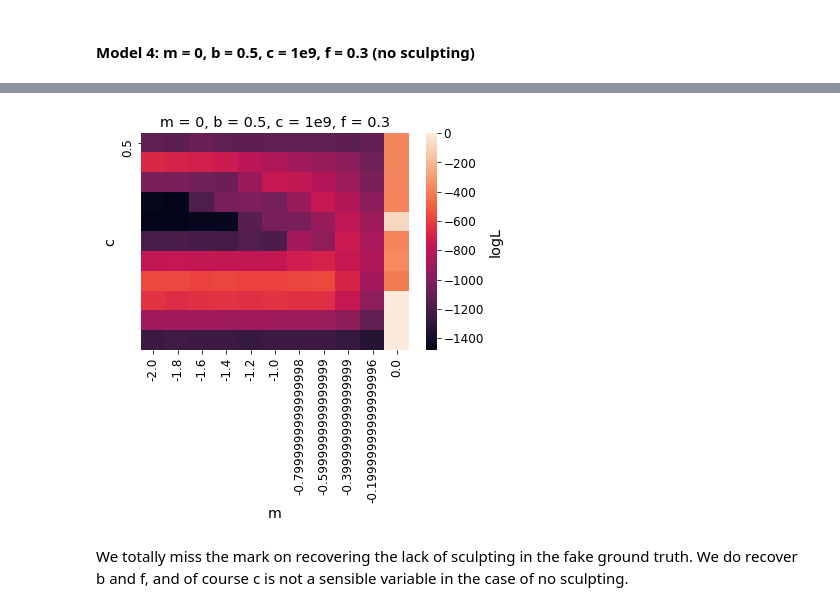
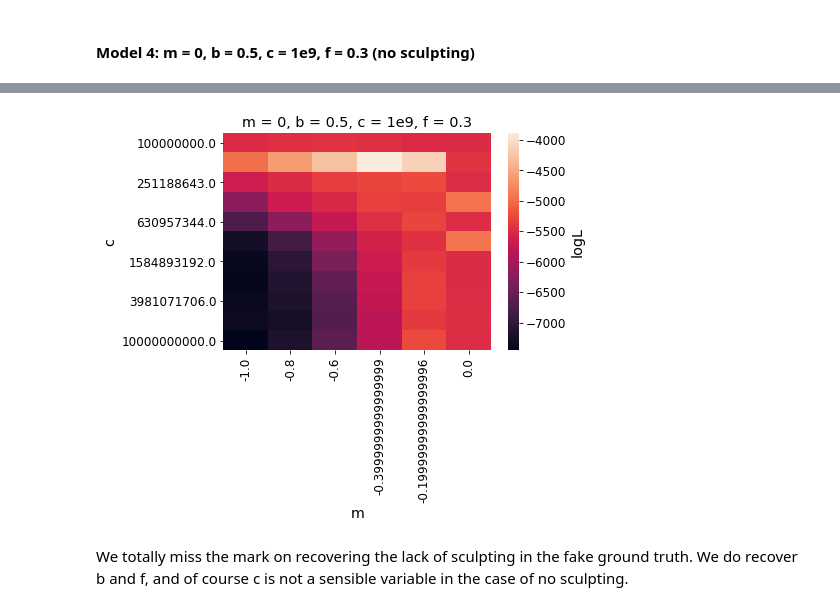
Before and after one commit to exoclam/mastrangelo, a Jupyter notebook: notebooks/injection-recovery.ipynb, the cells around one changed output, grey strips where cells are left out. Cells and saved outputs as stored; diff of their text form; code cells hidden in the pictures.

```diff
--- a/notebooks/injection-recovery.ipynb
+++ b/notebooks/injection-recovery.ipynb
@@ -509,7 +642,7 @@ f, ((ax1, ax2), (ax3, ax4)) = plt.subplots(2, 2, figsize=(10, 10))
 
 # marginalize in 1D
 marginalized_logLs = []
-for gi_m in range(11):
+for gi_m in range(6):
 
     cube = prior_grid_logslope(cube, ndim, nparams, gi_m, gi_b, gi_c)
 
@@ -517,15 +650,14 @@ for gi_m in range(11):
     only = model_logLs.loc[(model_logLs.m == cube[0])]# & (model_logLs.f == 0.3)]
 
     # marginalize logL
-    marginalized_logLs.append(np.sum(only.logL))
+    marginalized_logLs.append(np.mean(only.logL))
 
 ax1.scatter(truth.ms.unique(), marginalized_logLs)
 ax1.set_ylabel("log likelihood")
 ax1.set_xlabel("sculpting speed [dex]")
 
 marginalized_logLs = []
-for gi_b in range(2):
-    gi_b = gi_b + 1
+for gi_b in range(11):
 
     cube = prior_grid_logslope(cube, ndim, nparams, gi_m, gi_b, gi_c)
 
@@ -533,7 +665,7 @@ for gi_b in range(2):
     only = model_logLs.loc[(model_logLs.b == cube[1])]# & (model_logLs.f == 0.3)]
 
     # marginalize logL
-    marginalized_logLs.append(np.sum(only.logL))
+    marginalized_logLs.append(np.mean(only.logL))
 ax2.scatter(model_logLs.b.unique(), marginalized_logLs)
 ax2.set_ylabel("log likelihood")
 ax2.set_xlabel("b")
@@ -547,7 +679,7 @@ for gi_c in range(11):
     only = model_logLs.loc[(model_logLs.c == cube[2])]# & (model_logLs.f == 0.3)]
 
     # marginalize logL
-    marginalized_logLs.append(np.sum(only.logL))
+    marginalized_logLs.append(np.mean(only.logL))
 ax3.scatter(truth.cs.unique(), marginalized_logLs)
 ax3.set_ylabel("log likelihood")
 ax3.set_xlabel("c")
@@ -560,7 +692,7 @@ for gi_f in np.linspace(0.1, 1, 10):
     only = model_logLs.loc[(np.round(model_logLs.f, 1) == np.round(gi_f, 1))]
 
     # marginalize logL
-    marginalized_logLs.append(np.sum(only.logL))
+    marginalized_logLs.append(np.mean(only.logL))
 ax4.scatter(np.linspace(0.1, 1, 10), marginalized_logLs)
 ax4.set_ylabel("log likelihood")
 ax4.set_xlabel("f")
@@ -607,11 +779,11 @@ Identify best and good models
 best_logL = max(model_logLs.loc[model_logLs.logL < 0.].logL)
 print("Best model: ", model_logLs.loc[(model_logLs.logL >= best_logL) & (model_logLs.logL < 0.)])
 
-ground_truth = model_logLs.loc[(model_logLs.m == -2.) & (model_logLs.b == 1.) & (np.round(model_logLs.c, -8) == 1e9) & (np.round(model_logLs.f,1) == 0.3)]
-print("Ground truth: ", ground_truth.logL)
+ground_truth = model_logLs.loc[(model_logLs.m == -0.6) & (model_logLs.b == 1.) & (np.round(model_logLs.c, -8) == 1e9) & (np.round(model_logLs.f,1) == 0.3)]
+print("Ground truth: ", ground_truth)
 delta_logL = best_logL - ground_truth.logL.to_list()[0]
 
-good_models = model_logLs.loc[np.abs(model_logLs.logL - best_logL) < delta_logL]
+good_models = model_logLs.loc[np.abs(model_logLs.logL - best_logL) <= delta_logL]
 print("Some models between best model and ground truth: ")
 print(good_models.head())
 # %% [output]
@@ -704,4 +841,5 @@ ground_truth
 # %% [markdown]
 #### Model 4: m = 0, b = 0.5, c = 1e9, f = 0.3 (no sculpting)
 # %%
-tm_fiducial = truth.loc[(truth.ms == 0.) & (truth.bs == 0.5) & (np.round(truth.cs, -9) == 1e9) & (np.round(truth.fs,1) == 0.3)].transit_multiplicities
+tm_fiducial = truth.loc[(truth.ms == 0.) & (truth.bs == 0.5) & (np.round(truth.cs, -8) == 1e9) & (np.round(truth.fs,1) == 0.3)].transit_multiplicities
+tm_fiducial
@@ -708,6 +865,6 @@ tm_fiducial = truth.loc[(truth.ms == 0.) & (truth.bs == 0.5) & (np.round(truth.c
 # %%
 cube = [0,0,0]
-fs = np.round(np.linspace(0.1, 1.), 1)
+fs = np.round(np.linspace(0.1, 1., 10), 1)
 ndim = 3
 nparams = 3
 
@@ -716,11 +873,11 @@ bs = []
 cs = []
 fs_for_df = []
 all_logLs = []
+all_transit_multiplicities = []
 
-for gi_m in range(11):
+for gi_m in range(6):
 
-    for gi_b in range(2):
-        gi_b = gi_b + 1
+    for gi_b in range(11):
 
         for gi_c in range(11):
             cube = prior_grid_logslope(cube, ndim, nparams, gi_m, gi_b, gi_c)
@@ -742,14 +899,18 @@ for gi_m in range(11):
                         logL = better_loglike(tm_recovery[i], np.sum(tm_fiducial))
                         logLs.append(logL)
 
-                    # get best logL for each model
+                    # keep best logL for each model
                     best_logL = np.max(logLs)
+                    best_arg = np.argmax(logLs)
+                    all_logLs.append(best_logL)
+                    # append transit multiplicity of the best sample for that model
+                    all_transit_multiplicities.append(tm_recovery[best_arg])
 
-                    all_logLs.append(best_logL)
                 except:
                     all_logLs.append(0.)
 
-model_logLs = pd.DataFrame({'m': ms, 'b': bs, 'c': cs, 'f': fs_for_df, 'logL': all_logLs})
+model_logLs = pd.DataFrame({'m': ms, 'b': bs, 'c': cs, 'f': fs_for_df,
+                            'tm': all_transit_multiplicities, 'logL': all_logLs})
 # %%
 f, ((ax1, ax2), (ax3, ax4)) = plt.subplots(2, 2, figsize=(10, 10))
 
@@ -833,18 +993,18 @@ plt.show()
 # %%
 piv = model_logLs.groupby(['m','b','c']).mean('logL').reset_index().groupby(['m','c']).sum('logL').reset_index()
 
 piv = piv.pivot("c","m","logL") # vs logged_normalized_likelihood
 #print(np.nanmin(piv.values), np.nanmax(piv.values), np.nansum(piv.values), np.nansum(np.log(piv.values)), np.log(np.nansum(piv.values)))
 #print(np.log(np.nanmin(piv.values)), np.log(np.nanmax(piv.values)))
 
 fig, ax = plt.subplots()
-sns.heatmap(piv, yticklabels=model_logLs.b.unique().round(1), cbar_kws={'label': 'logL'})
+sns.heatmap(piv, yticklabels=model_logLs.c.unique().round(1), cbar_kws={'label': 'logL'})
 #sns.heatmap(piv, vmin=-455, vmax=-17.9)
 ax.set_yticks(ax.get_yticks()[::2]) # sample every other tick, for cleanness
 plt.title('m = 0, b = 0.5, c = 1e9, f = 0.3')
 plt.show()
 # %% [output]
-[figure, old version]
+[figure, new version]
 # %% [markdown]
 We totally miss the mark on recovering the lack of sculpting in the fake ground truth. We do recover b and f, and of course c is not a sensible variable in the case of no sculpting.
 # %% [markdown]
```
Also changed, not shown: parts of 64 cells of this notebook.
